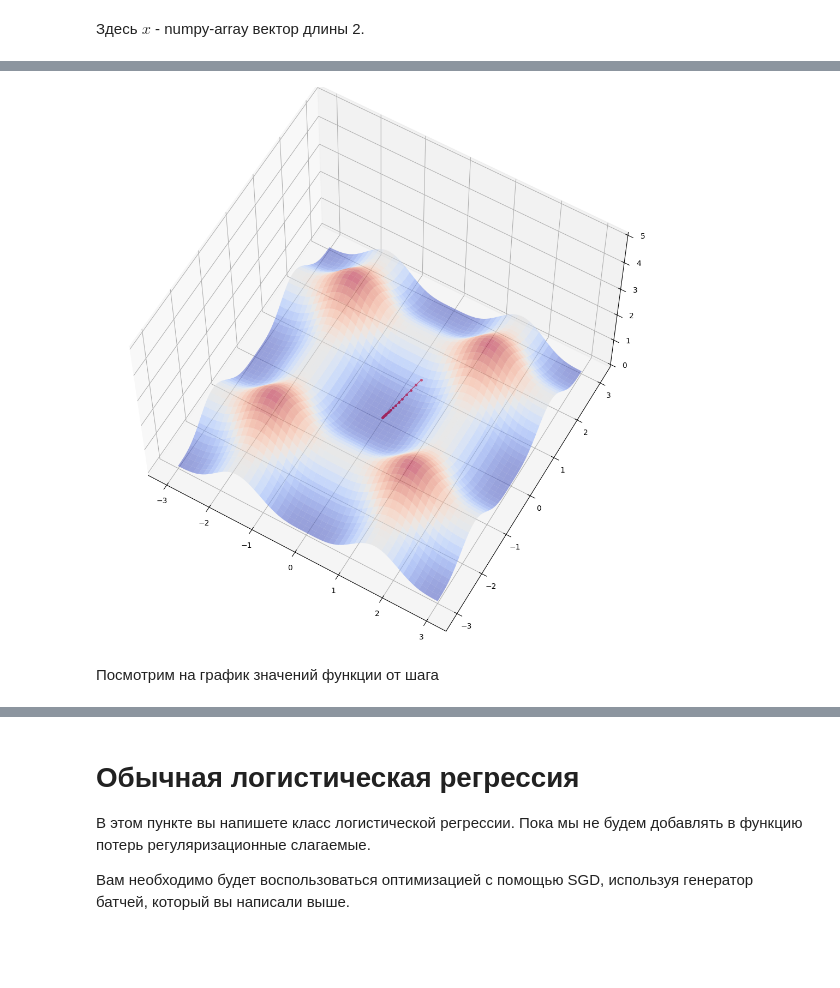
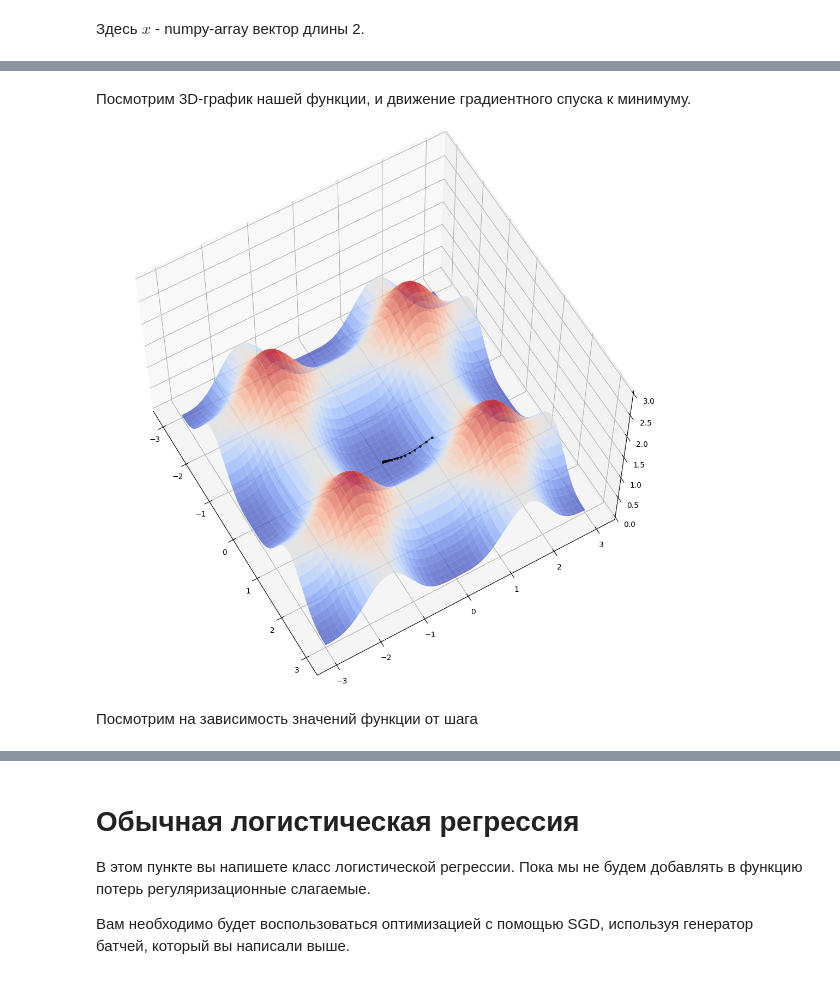
Before and after one commit to grvlko/ml-study, a Jupyter notebook: stepik-deep-learning-course/linear-models/linear_models.ipynb, the cells around one changed output, grey strips where cells are left out. Drawn from its saved outputs; the diff is of its cells as text; code cells hidden in the pictures; blank space fills up the shorter version.

```diff
--- a/stepik-deep-learning-course/linear-models/linear_models.ipynb
+++ b/stepik-deep-learning-course/linear-models/linear_models.ipynb
@@ -50,32 +42,25 @@ steps = grad_descent_2d(f, grad_f, lr=0.1, num_iter=20)
+# %% [markdown]
+Посмотрим 3D-график нашей функции, и движение градиентного спуска к минимуму.
 # %%
-# %matplotlib osx
-
 from mpl_toolkits.mplot3d import Axes3D
-import matplotlib.pyplot as plt
 from matplotlib import cm
-import numpy as np
-
-path = []
 
 X, Y = np.meshgrid(np.linspace(-3, 3, 100), np.linspace(-3, 3, 100))
 Z = np.array([f(np.array([x,y])) for x, y in zip(np.ravel(X), np.ravel(Y))]).reshape(X.shape)
-
 
 fig = plt.figure(figsize=(16, 10))
 ax = Axes3D(fig)
 fig.add_axes(ax)
 
-ax.plot_surface(X, Y, Z, cmap=cm.coolwarm, alpha=0.5)
+ax.plot_surface(X, Y, Z, cmap=cm.coolwarm, alpha=0.7, zorder=2)
+ax.plot(xs=steps[:, 0], ys=steps[:, 1], zs=steps[:, 2], marker='.', color='black', linewidth=1, markersize=5, zorder=3, alpha=0.7)
 
-ax.plot(xs=steps[:, 0], ys=steps[:, 1], zs=steps[:, 2],
-        marker='.', color='red', linewidth=1, markersize=5)
-
-ax.set_zlim(0, 5)
-ax.view_init(elev=60)
+ax.set_zlim(0, 3)
+ax.view_init(elev=60, azim=-30)
 plt.show()
 # %% [output]
-[figure, old version]
+[figure, new version]
 # %% [markdown]
-Посмотрим на график значений функции от шага
+Посмотрим на зависимость значений функции от шага
 # %%
 plt.figure(figsize=(14,7))
```
Also changed, not shown: parts of 13 cells of this notebook.
